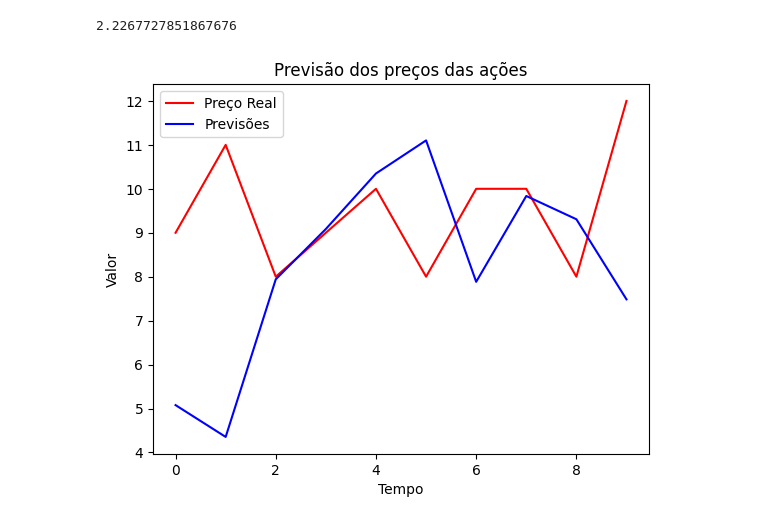
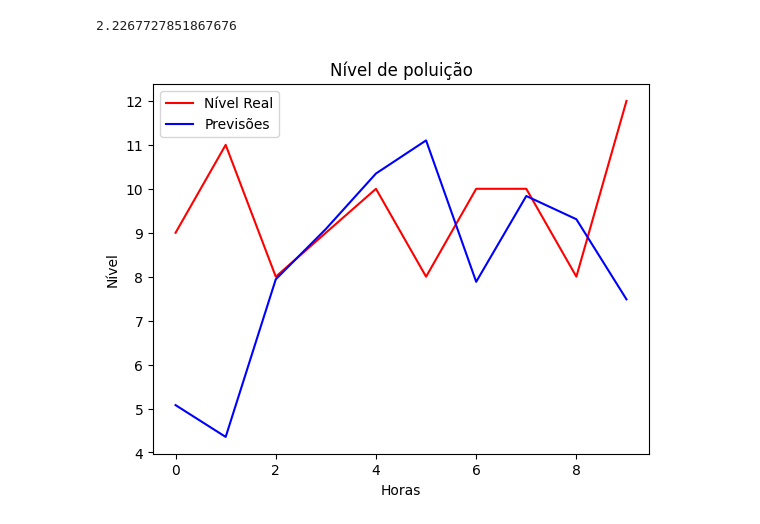
Before and after one commit to Soueth/Deep_Learning, a Jupyter notebook: recurrent/poluicao.ipynb, the cells around one changed output. Drawn from its saved outputs; the diff is of its cells as text; code cells hidden in the pictures.

Commit message:
fix(poluicao): corrige labels do gráfico de análise

```diff
--- a/recurrent/poluicao.ipynb
+++ b/recurrent/poluicao.ipynb
@@ -356,11 +356,11 @@ mean_absolute_error(y_test, prevs)
 # %% [output]
 2.2267727851867676
 # %%
-plt.plot(y_test, color='red', label='Preço Real')
+plt.plot(y_test, color='red', label='Nível Real')
 plt.plot(prevs, color='blue', label='Previsões')
-plt.title('Previsão dos preços das ações')
-plt.xlabel('Tempo')
-plt.ylabel('Valor')
+plt.title('Nível de poluição')
+plt.xlabel('Horas')
+plt.ylabel('Nível')
 plt.legend();
 # %% [output]
-[figure, old version]
+[figure, new version]
```
Also changed, not shown: parts of 1 cell of this notebook.
